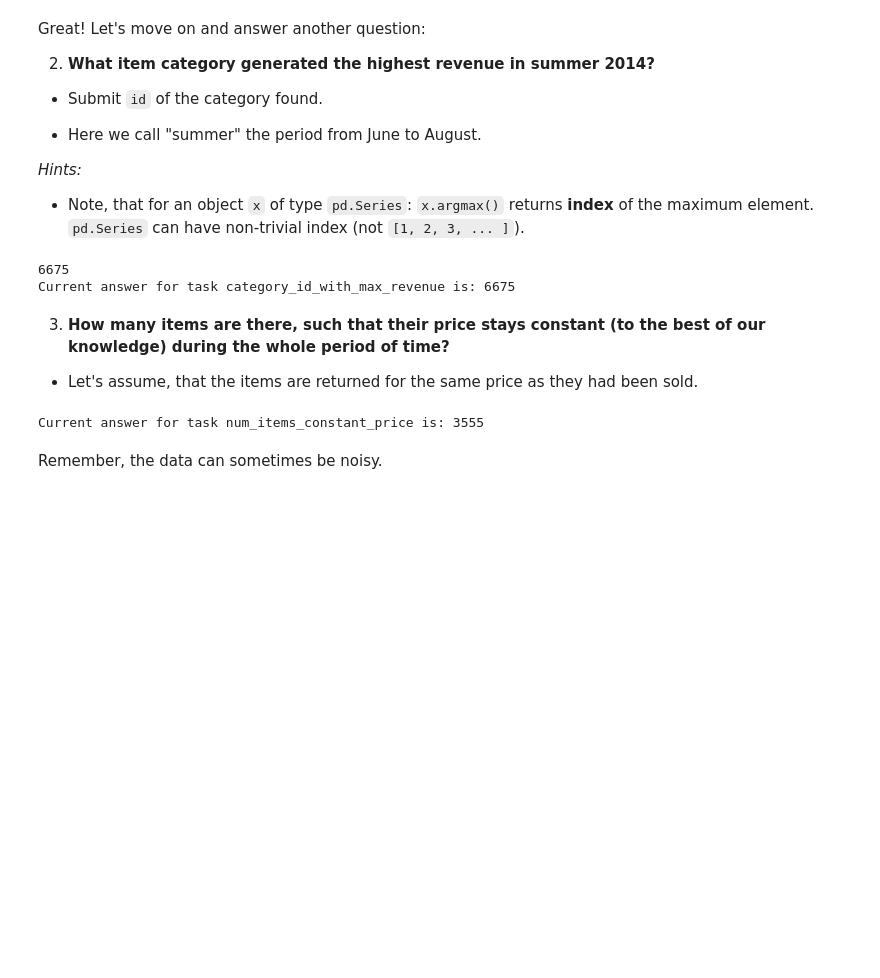
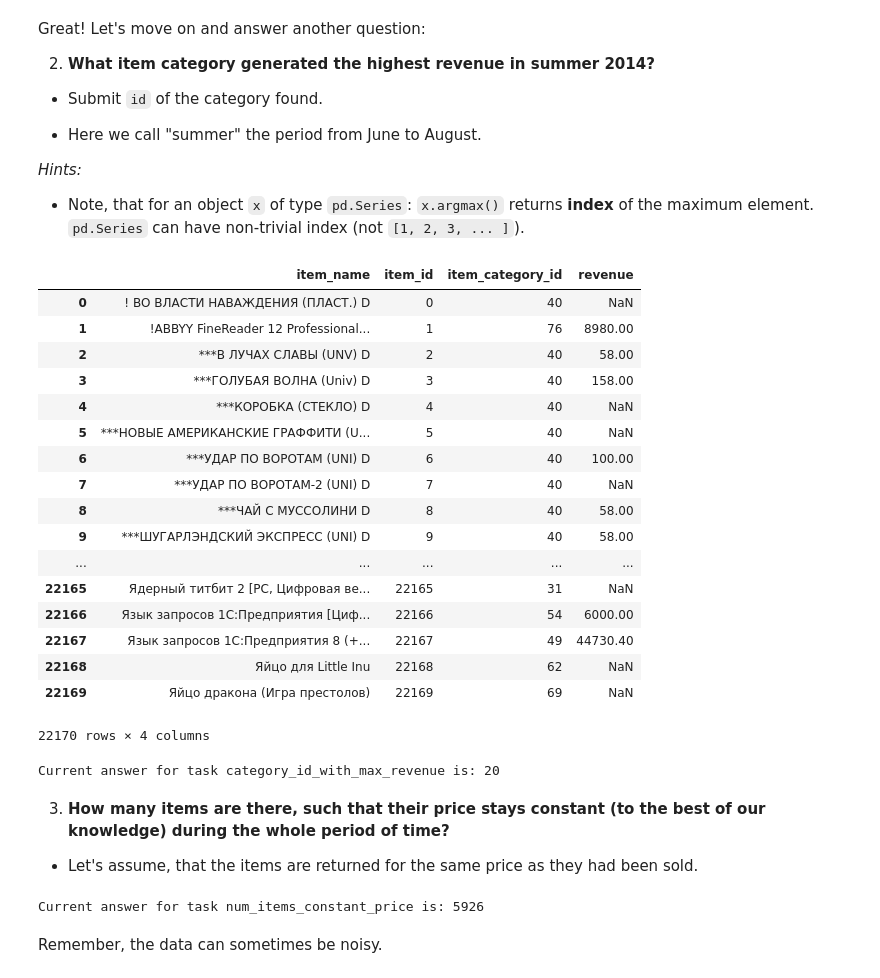
Before and after one commit to JustM57/ml_examples, a Jupyter notebook: PandasBasics.ipynb, the cells around one changed output. Saved outputs shown, nothing was run; the diff lists cells and outputs as text; code cells hidden in the pictures; blank space fills up the shorter version.

```diff
--- a/PandasBasics.ipynb
+++ b/PandasBasics.ipynb
@@ -136,15 +136,34 @@ Great! Let's move on and answer another question:
 *Hints:*
 
 * Note, that for an object `x` of type `pd.Series`: `x.argmax()` returns **index** of the maximum element. `pd.Series` can have non-trivial index (not `[1, 2, 3, ... ]`).
+# %%
+items
+# %% [output]
+|  | item_name | item_id | item_category_id | revenue |
+| 0 | ! ВО ВЛАСТИ НАВАЖДЕНИЯ (ПЛАСТ.) D | 0 | 40 | NaN |
+| 1 | !ABBYY FineReader 12 Professional... | 1 | 76 | 8980.00 |
+| 2 | ***В ЛУЧАХ СЛАВЫ (UNV) D | 2 | 40 | 58.00 |
+| 3 | ***ГОЛУБАЯ ВОЛНА (Univ) D | 3 | 40 | 158.00 |
+| 4 | ***КОРОБКА (СТЕКЛО) D | 4 | 40 | NaN |
+| 5 | ***НОВЫЕ АМЕРИКАНСКИЕ ГРАФФИТИ (U... | 5 | 40 | NaN |
+| 6 | ***УДАР ПО ВОРОТАМ (UNI) D | 6 | 40 | 100.00 |
+| 7 | ***УДАР ПО ВОРОТАМ-2 (UNI) D | 7 | 40 | NaN |
+| 8 | ***ЧАЙ С МУССОЛИНИ D | 8 | 40 | 58.00 |
+| 9 | ***ШУГАРЛЭНДСКИЙ ЭКСПРЕСС (UNI) D | 9 | 40 | 58.00 |
+| ... | ... | ... | ... | ... |
+| 22165 | Ядерный титбит 2 [PC, Цифровая ве... | 22165 | 31 | NaN |
+| 22166 | Язык запросов 1С:Предприятия [Циф... | 22166 | 54 | 6000.00 |
+| 22167 | Язык запросов 1С:Предприятия 8 (+... | 22167 | 49 | 44730.40 |
+| 22168 | Яйцо для Little Inu | 22168 | 62 | NaN |
+| 22169 | Яйцо дракона (Игра престолов) | 22169 | 69 | NaN |
+22170 rows × 4 columns
 # %%
-# YOUR CODE GOES HERE
-category_id_with_max_revenue = transactions[(transactions['year'] == 2014) & (transactions['month'].
-                                                                              isin(np.arange(6, 9)))].groupby(['item_id'])['revenue'].sum().argmax()
-print(category_id_with_max_revenue)
+items['revenue'] = transactions[(transactions['year'] == 2014) & (transactions['month'].
+                                                                              isin(np.arange(6, 9)))].groupby(['item_id'])['revenue'].sum()
+category_id_with_max_revenue = items.groupby(['item_category_id'])['revenue'].sum().argmax()
 grader.submit_tag('category_id_with_max_revenue', category_id_with_max_revenue)
 # %% [output]
-6675
-Current answer for task category_id_with_max_revenue is: 6675
+Current answer for task category_id_with_max_revenue is: 20
 # %% [markdown]
 <ol start="3">
   <li><b>How many items are there, such that their price stays constant (to the best of our knowledge) during the whole period of time?</b></li>
@@ -152,10 +171,10 @@ Current answer for task category_id_with_max_revenue is: 6675
 
 * Let's assume, that the items are returned for the same price as they had been sold.
 # %%
-num_items_constant_price = sum([1 if item == 0 else 0 for item in transactions.groupby(['item_id'])['item_price'].std()])
+num_items_constant_price = sum([1 if item==1 else 0 for item in transactions.groupby(['item_id'])['item_price'].nunique()])
 grader.submit_tag('num_items_constant_price', num_items_constant_price)
 # %% [output]
-Current answer for task num_items_constant_price is: 3555
+Current answer for task num_items_constant_price is: 5926
 # %% [markdown]
 Remember, the data can sometimes be noisy.
 # %% [markdown]
```
Also changed, not shown: parts of 5 cells of this notebook.
